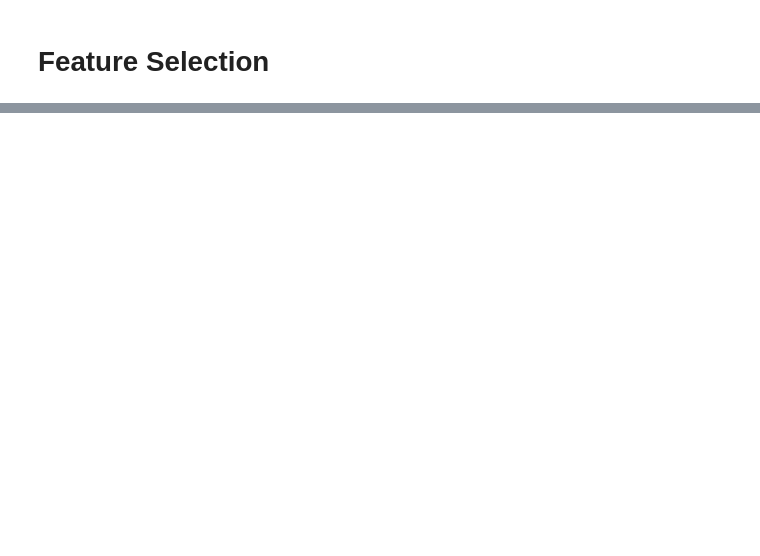
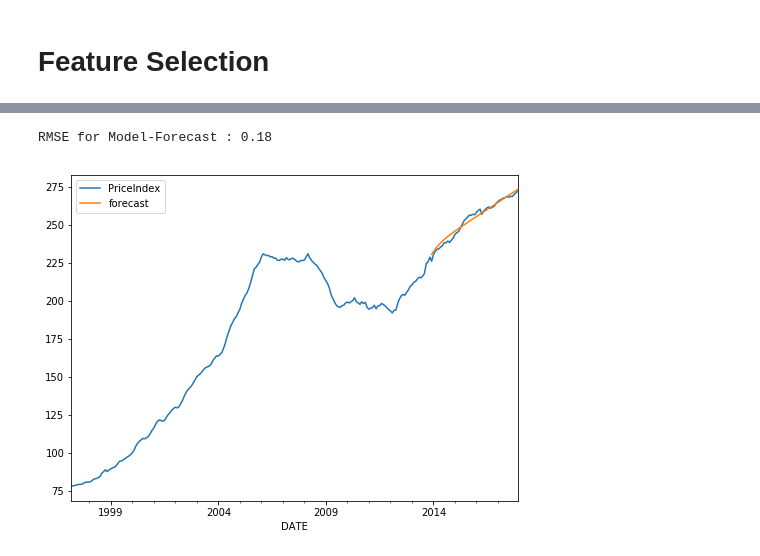
Before and after one commit to Pietrassyk/Project_6_TSA_Housing, a Jupyter notebook: Project_6_TSA_Housing_in_NYC.ipynb, the cells around one changed output, grey strips where cells are left out. Saved outputs shown, nothing was run; the diff lists cells and outputs as text; code cells hidden in the pictures; blank space fills up the shorter version.

Commit message:
add ARIMA and ARIMA with Exog Model

```diff
--- a/Project_6_TSA_Housing_in_NYC.ipynb
+++ b/Project_6_TSA_Housing_in_NYC.ipynb
@@ -243,0 +266,3 @@ nyc.corr()
+# %%
+model_df = X_train.copy()
+fore_cast_span = end-split
@@ -243,0 +274,20 @@ nyc.corr()
+# %%
+#fit the model
+mod = sm.tsa.ARIMA(model_df[target],order=(2,1,0), dates=model_df.index)
+res = mod.fit()
+
+#predict
+forecast = pd.concat([X_train,X_test], axis = 0)
+forecast['forecast'] = res.predict(start = split, end= end, dynamic=True, typ='levels')
+
+#evaluate
+y_pred = forecast.dropna()["forecast"]
+y_true = forecast.dropna()[target]
+RMSE = round(np.sqrt(metrics.mean_squared_error(y_pred, y_true))/y_true.std(),3)
+
+#plot
+forecast[[target, 'forecast']].plot(figsize=(8, 6))
+print(f"RMSE for Model-Forecast : {RMSE}")
+# %% [output]
+RMSE for Model-Forecast : 0.18
+[figure, added]
```
Also changed, not shown: parts of 23 cells of this notebook, 1 other file.
